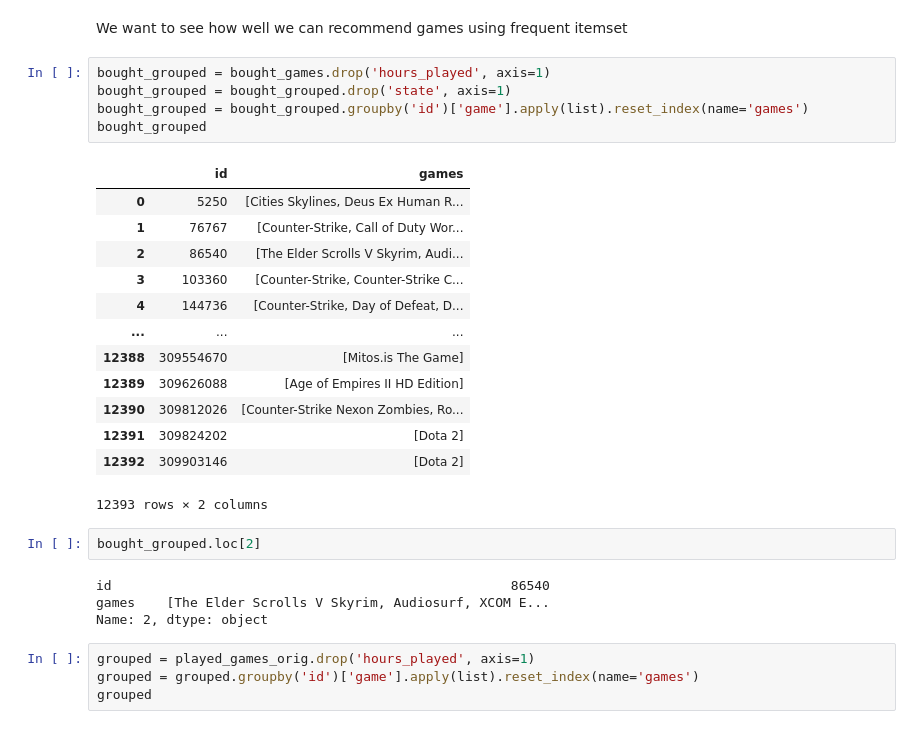
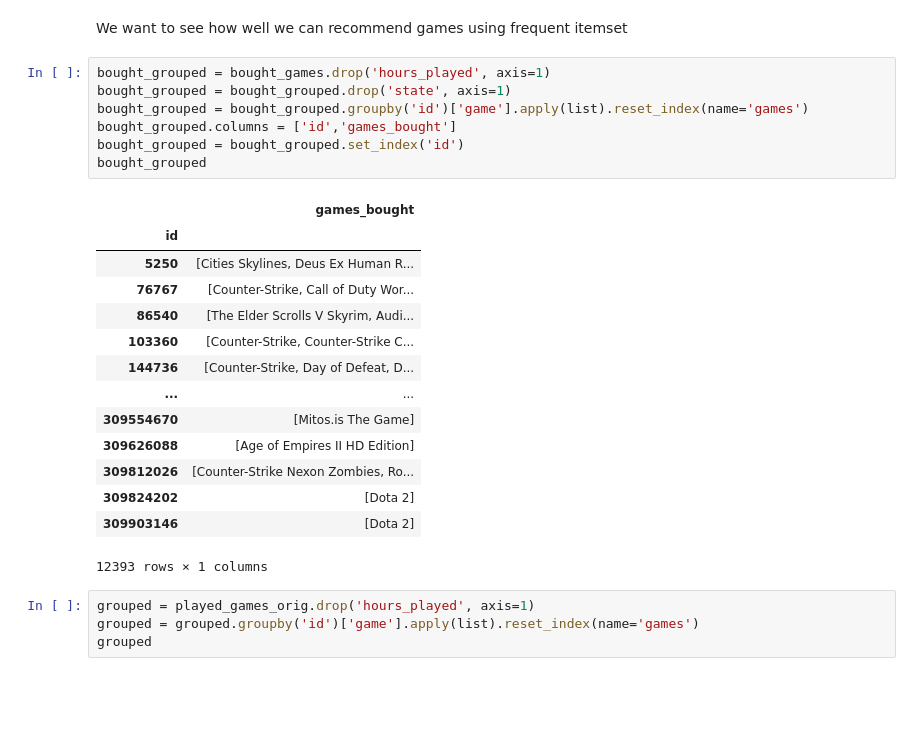
Before and after one commit to Vbardusco/sd201-steam-recommendations, a Jupyter notebook: kaggle_dataset/fis_progress.ipynb, the cells around one changed output. Cells and saved outputs as stored; diff of their text form; blank space fills up the shorter version.

Commit message:
bought games done

```diff
--- a/kaggle_dataset/fis_progress.ipynb
+++ b/kaggle_dataset/fis_progress.ipynb
@@ -19,28 +19,25 @@ We want to see how well we can recommend games using frequent itemset
 # %%
 bought_grouped = bought_games.drop('hours_played', axis=1)
 bought_grouped = bought_grouped.drop('state', axis=1)
 bought_grouped = bought_grouped.groupby('id')['game'].apply(list).reset_index(name='games')
+bought_grouped.columns = ['id','games_bought']
+bought_grouped = bought_grouped.set_index('id')
 bought_grouped
 # %% [output]
-|  | id | games |
-| 0 | 5250 | [Cities Skylines, Deus Ex Human R... |
-| 1 | 76767 | [Counter-Strike, Call of Duty Wor... |
-| 2 | 86540 | [The Elder Scrolls V Skyrim, Audi... |
-| 3 | 103360 | [Counter-Strike, Counter-Strike C... |
-| 4 | 144736 | [Counter-Strike, Day of Defeat, D... |
-| ... | ... | ... |
-| 12388 | 309554670 | [Mitos.is The Game] |
-| 12389 | 309626088 | [Age of Empires II HD Edition] |
-| 12390 | 309812026 | [Counter-Strike Nexon Zombies, Ro... |
-| 12391 | 309824202 | [Dota 2] |
-| 12392 | 309903146 | [Dota 2] |
+|  | games_bought |
+| id |  |
+| 5250 | [Cities Skylines, Deus Ex Human R... |
+| 76767 | [Counter-Strike, Call of Duty Wor... |
+| 86540 | [The Elder Scrolls V Skyrim, Audi... |
+| 103360 | [Counter-Strike, Counter-Strike C... |
+| 144736 | [Counter-Strike, Day of Defeat, D... |
+| ... | ... |
+| 309554670 | [Mitos.is The Game] |
+| 309626088 | [Age of Empires II HD Edition] |
+| 309812026 | [Counter-Strike Nexon Zombies, Ro... |
+| 309824202 | [Dota 2] |
+| 309903146 | [Dota 2] |
-12393 rows × 2 columns
+12393 rows × 1 columns
-# %%
-bought_grouped.loc[2]
-# %% [output]
-id                                                   86540
-games    [The Elder Scrolls V Skyrim, Audiosurf, XCOM E...
-Name: 2, dtype: object
 # %%
 grouped = played_games_orig.drop('hours_played', axis=1)
 grouped = grouped.groupby('id')['game'].apply(list).reset_index(name='games')
```
Also changed, not shown: parts of 21 cells of this notebook.
